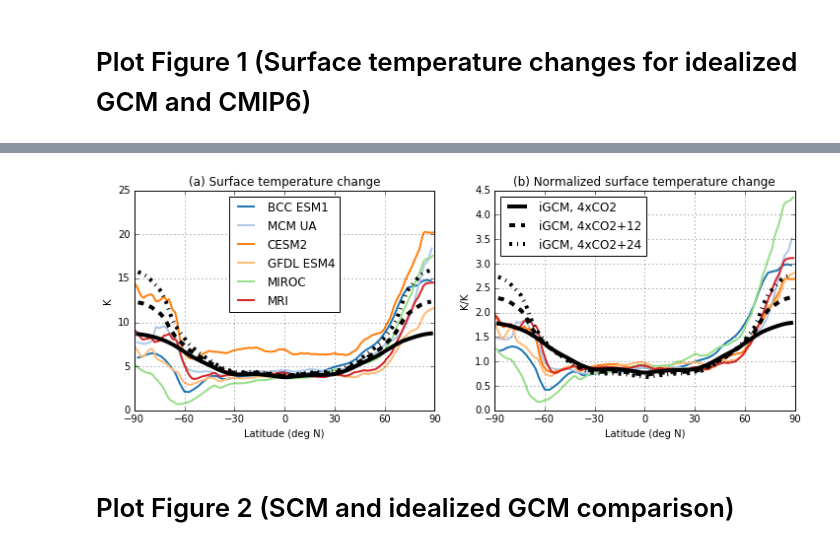
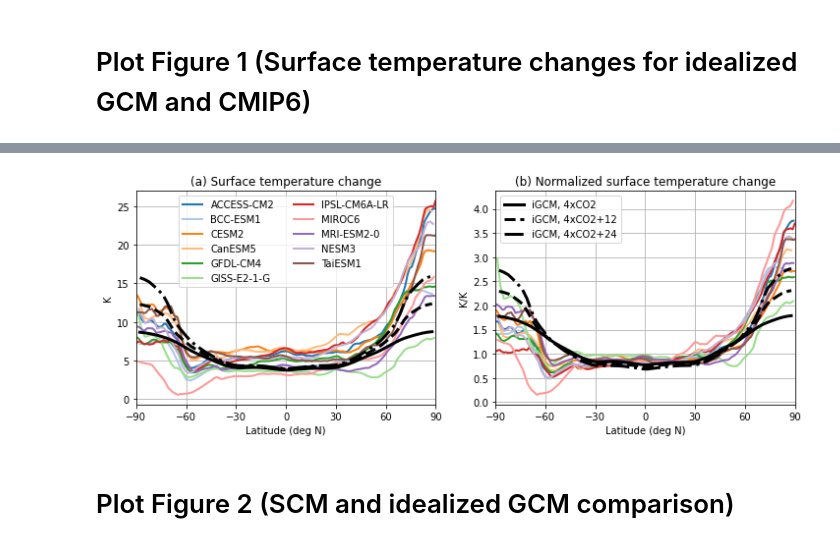
Before and after one commit to matthewjhenry/HMLR19_SCM, a Jupyter notebook: plot_figures.ipynb, the cells around one changed output, grey strips where cells are left out. Drawn from its saved outputs; the diff is of its cells as text; code cells hidden in the pictures.

Commit message:
fixed cmip6 data among other things

```diff
--- a/plot_figures.ipynb
+++ b/plot_figures.ipynb
@@ -17,6 +21,7 @@ import matplotlib.cm as cm
 import ClimateUtils as clim
 import climlab
 import netCDF4
+import xarray as xr
 from netCDF4 import Dataset
 from scipy import interpolate
 
@@ -60,11 +65,13 @@ class ExternalForcing(climlab.process.TimeDependentProcess):
     def _compute(self):
         return self.forcing_tendencies
 
-co2 = ncdf_obj('/home/mhenry/Research_data/idealised_moist_AM2rad_albedo/','300ppm','1200ppm')
-co2_HS12 = ncdf_obj('/home/mhenry/Research_data/idealised_moist_AM2rad_albedo/','300ppm','1200ppm_HS12')
-co2_HS24 = ncdf_obj('/home/mhenry/Research_data/idealised_moist_AM2rad_albedo/','300ppm','1200ppm_HS24')
+print('If there is an error here make sure "co2 = ncdf_obj(...)" points to the directory of netCDF files you downloaded from http://meteo.mcgill.ca/~mhenry/files/')
 
-nonlin = ncdf_obj('/home/mhenry/Research_data/','idealised_moist_AM2rad_albedo/300ppm','idealised_moist_AM2rad_albedo_fixedsst/1200ppm')
+co2 = ncdf_obj('./iGCM_data/idealised_moist_AM2rad_albedo/','300ppm','1200ppm')
+co2_HS12 = ncdf_obj('./iGCM_data/idealised_moist_AM2rad_albedo/','300ppm','1200ppm_HS12')
+co2_HS24 = ncdf_obj('./iGCM_data/idealised_moist_AM2rad_albedo/','300ppm','1200ppm_HS24')
+
+nonlin = ncdf_obj('./iGCM_data/','idealised_moist_AM2rad_albedo/300ppm','idealised_moist_AM2rad_fixedsst_SCM/1200ppm')
 forcing_CO2 = np.mean(np.mean(nonlin.s_lin_14xCO2.variables['swdn_toa'][:],0),1)-np.mean(np.mean(nonlin.s_lin.variables['swdn_toa'][:],0),1)\
          -np.mean(np.mean(nonlin.s_lin_14xCO2.variables['swup_toa'][:],0),1)+np.mean(np.mean(nonlin.s_lin.variables['swup_toa'][:],0),1)+\
     np.mean(np.mean(nonlin.s_lin.variables['olr'][:],0),1)-np.mean(np.mean(nonlin.s_lin_14xCO2.variables['olr'][:],0),1)
@@ -397,4 +400,5 @@ class ts_obj:
 # %%
+print('If there is an error here make sure "cmip6_data = xr.open_dataset(...)" points to the netCDF you downloaded from http://meteo.mcgill.ca/~mhenry/files/')
 #setup tableau 10 colors
 tableau = [(31, 119, 180), (174, 199, 232), (255, 127, 14), (255, 187, 120),
              (44, 160, 44), (152, 223, 138), (214, 39, 40), (255, 152, 150),
@@ -405,55 +409,56 @@ for i in range(len(tableau)):
     r, g, b = tableau[i]
     tableau[i] = (r / 255., g / 255., b / 255.)
 
-BCCESM1 = ts_obj('./cmip6_data/ts_diff_BCC-ESM1.nc')
-# CanESM5 = ts_obj('./cmip6_data/ts_diff_CanESM5.nc')
-CESM2 = ts_obj('./cmip6_data/ts_diff_CESM2.nc')
-GFDL = ts_obj('./cmip6_data/ts_diff_GFDL-ESM4.nc')
-MCM_UA = ts_obj('./cmip6_data/ts_diff_MCM-UA-1-0.nc')
-# GISSE2 = ts_obj('./cmip6_data/ts_diff_GISS-E2-1-H.nc')
-# IPSL_CM6A = ts_obj('./cmip6_data/ts_diff_IPSL-CM6A-LR.nc')
-MIROC = ts_obj('./cmip6_data/ts_diff_MIROC6.nc')
-MRI = ts_obj('./cmip6_data/ts_diff_MRI-ESM2-0.nc')
-# NESM3 = ts_obj('./cmip6_data/ts_diff_NESM3.nc')
-
 fig = matplotlib.pyplot.gcf()
 fig.set_size_inches(12, 4)
 plt.subplot(1,2,1)
-plt.plot(BCCESM1.lat,BCCESM1.ts_diff, c=tableau[0], linewidth=2, label='BCC ESM1')
-plt.plot(MCM_UA.lat,MCM_UA.ts_diff, c=tableau[1], linewidth=2, label='MCM UA')
-plt.plot(CESM2.lat,CESM2.ts_diff, c=tableau[2], linewidth=2, label='CESM2')
-plt.plot(GFDL.lat,GFDL.ts_diff, c=tableau[3], linewidth=2, label='GFDL ESM4')
-plt.plot(MIROC.lat,MIROC.ts_diff, c=tableau[5], linewidth=2, label='MIROC')
-plt.plot(MRI.lat,MRI.ts_diff, c=tableau[6], linewidth=2, label='MRI')
-plt.plot(co2.lat_,co2.sat_lin_diff, 'k', linewidth=4)
-plt.plot(co2.lat_,co2_HS12.sat_lin_diff, 'k--', linewidth=4)
-plt.plot(co2.lat_,co2_HS24.sat_lin_diff,'k-.', linewidth=4)
+cmip6_data = xr.open_dataset('./cmip6_data/big_ds.nc')
+integ_years = (100,149)
+source_list=['ACCESS-CM2','BCC-ESM1','CESM2','CanESM5','GFDL-CM4','GISS-E2-1-G','IPSL-CM6A-LR','MIROC6','MRI-ESM2-0','NESM3','TaiESM1']
+i=0
+for source in source_list:
+    try:
+        plt.plot(cmip6_data.sel(source_id=source).lat.where(~np.isnan(cmip6_data.sel(source_id=source).ts.sel(experiment_id='abrupt-4xCO2').mean('year'))).dropna(dim='lat'), \
+             cmip6_data.sel(source_id=source).ts.sel(experiment_id='abrupt-4xCO2').sel(year=integ_years).mean('year').dropna(dim='lat') - \
+             cmip6_data.sel(source_id=source).ts.sel(experiment_id='piControl').sel(year=integ_years).mean('year').dropna(dim='lat'), c=tableau[i], linewidth=2,label=source)
+        i+=1
+    except:
+        print(source)
+plt.plot(co2.lat_,co2.sat_lin_diff, 'k', linewidth=3)
+plt.plot(co2.lat_,co2_HS12.sat_lin_diff, 'k--', linewidth=3)
+plt.plot(co2.lat_,co2_HS24.sat_lin_diff,'k-.', linewidth=3)
 plt.grid()
 plt.title('(a) Surface temperature change')
 plt.xticks(np.linspace(-90, 90, 7))
 plt.xlim([-90,90])
 # plt.ylim([-0.5,2.5])
-lgd = plt.legend(loc='best')
+lgd = plt.legend(loc='best',prop={'size': 10},ncol=2)
 plt.ylabel('K')
 plt.xlabel('Latitude (deg N)')
 
 plt.subplot(1,2,2)
-plt.plot(BCCESM1.lat,BCCESM1.ts_diff_pattern, c=tableau[0], linewidth=2)
-plt.plot(MCM_UA.lat,MCM_UA.ts_diff_pattern, c=tableau[1], linewidth=2)
-plt.plot(CESM2.lat,CESM2.ts_diff_pattern, c=tableau[2], linewidth=2)
-plt.plot(GFDL.lat,GFDL.ts_diff_pattern, c=tableau[3], linewidth=2)
-plt.plot(MIROC.lat,MIROC.ts_diff_pattern, c=tableau[5], linewidth=2)
-plt.plot(MRI.lat,MRI.ts_diff_pattern, c=tableau[6], linewidth=2)
-plt.plot(co2.lat_,co2.sat_lin_diff/mean_lat(co2.lat_,co2.sat_lin_diff), 'k', linewidth=4, label='iGCM, 4xCO2')
-plt.plot(co2.lat_,co2_HS12.sat_lin_diff/mean_lat(co2.lat_,co2_HS12.sat_lin_diff), 'k--', linewidth=4, label='iGCM, 4xCO2+12')
-plt.plot(co2.lat_,co2_HS24.sat_lin_diff/mean_lat(co2.lat_,co2_HS24.sat_lin_diff),'k-.', label='iGCM, 4xCO2+24', linewidth=4)
+i=0
+for source in source_list:
+    try:
+        plt.plot(cmip6_data.sel(source_id=source).lat.where(~np.isnan(cmip6_data.sel(source_id=source).ts.sel(experiment_id='abrupt-4xCO2').mean('year'))).dropna(dim='lat'), \
+             (cmip6_data.sel(source_id=source).ts.sel(experiment_id='abrupt-4xCO2').sel(year=integ_years).mean('year').dropna(dim='lat') - \
+             cmip6_data.sel(source_id=source).ts.sel(experiment_id='piControl').sel(year=integ_years).mean('year').dropna(dim='lat')) / \
+             mean_lat(cmip6_data.sel(source_id=source).lat.where(~np.isnan(cmip6_data.sel(source_id=source).ts.sel(experiment_id='abrupt-4xCO2').mean('year'))).dropna(dim='lat'), \
+             (cmip6_data.sel(source_id=source).ts.sel(experiment_id='abrupt-4xCO2').sel(year=integ_years).mean('year').dropna(dim='lat') - \
+             cmip6_data.sel(source_id=source).ts.sel(experiment_id='piControl').sel(year=integ_years).mean('year').dropna(dim='lat'))), c=tableau[i], linewidth=2)
+        i+=1
+    except:
+        print(source)
+plt.plot(co2.lat_,co2.sat_lin_diff/mean_lat(co2.lat_,co2.sat_lin_diff), 'k', linewidth=3, label='iGCM, 4xCO2')
+plt.plot(co2.lat_,co2_HS12.sat_lin_diff/mean_lat(co2.lat_,co2_HS12.sat_lin_diff), 'k--', linewidth=3, label='iGCM, 4xCO2+12')
+plt.plot(co2.lat_,co2_HS24.sat_lin_diff/mean_lat(co2.lat_,co2_HS24.sat_lin_diff),'k-.', label='iGCM, 4xCO2+24', linewidth=3)
 plt.grid()
 plt.title('(b) Normalized surface temperature change')
 plt.xticks(np.linspace(-90, 90, 7))
 plt.xlim([-90,90])
 # plt.ylim([-0.5,2.5])
 # lgd = plt.legend(bbox_to_anchor=(1.54, 1.025))
-lgd = plt.legend(loc='best')
+lgd = plt.legend(loc='best',prop={'size': 10})
 plt.ylabel('K/K')
 plt.xlabel('Latitude (deg N)')
 
@@ -463,4 +472,4 @@ plt.show()
-[figure, old version]
+[figure, new version]
 # %% [markdown]
 # Plot Figure 2 (SCM and idealized GCM comparison)
 # %%
```
Also changed, not shown: parts of 21 cells of this notebook, 17 other files.
